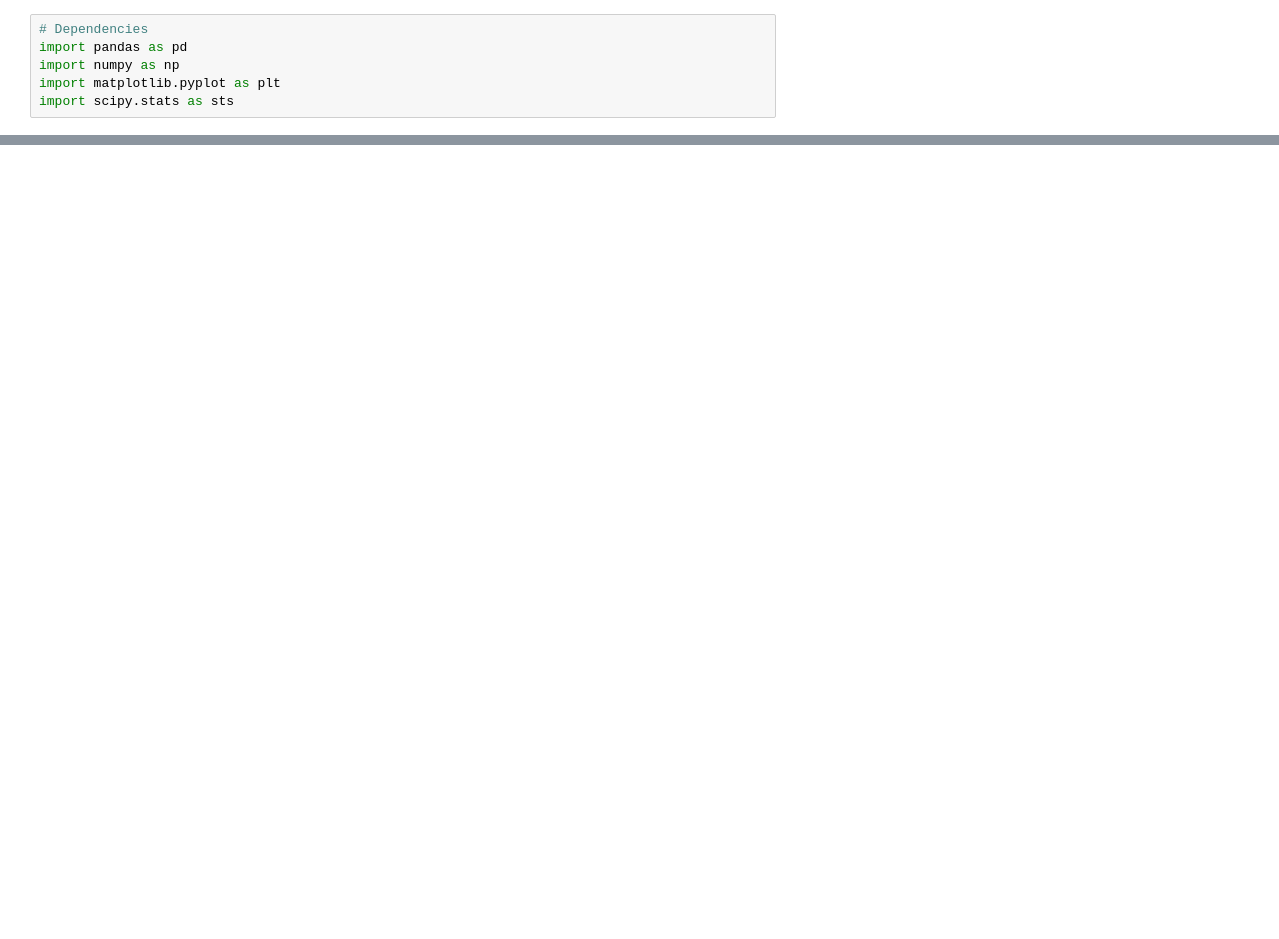
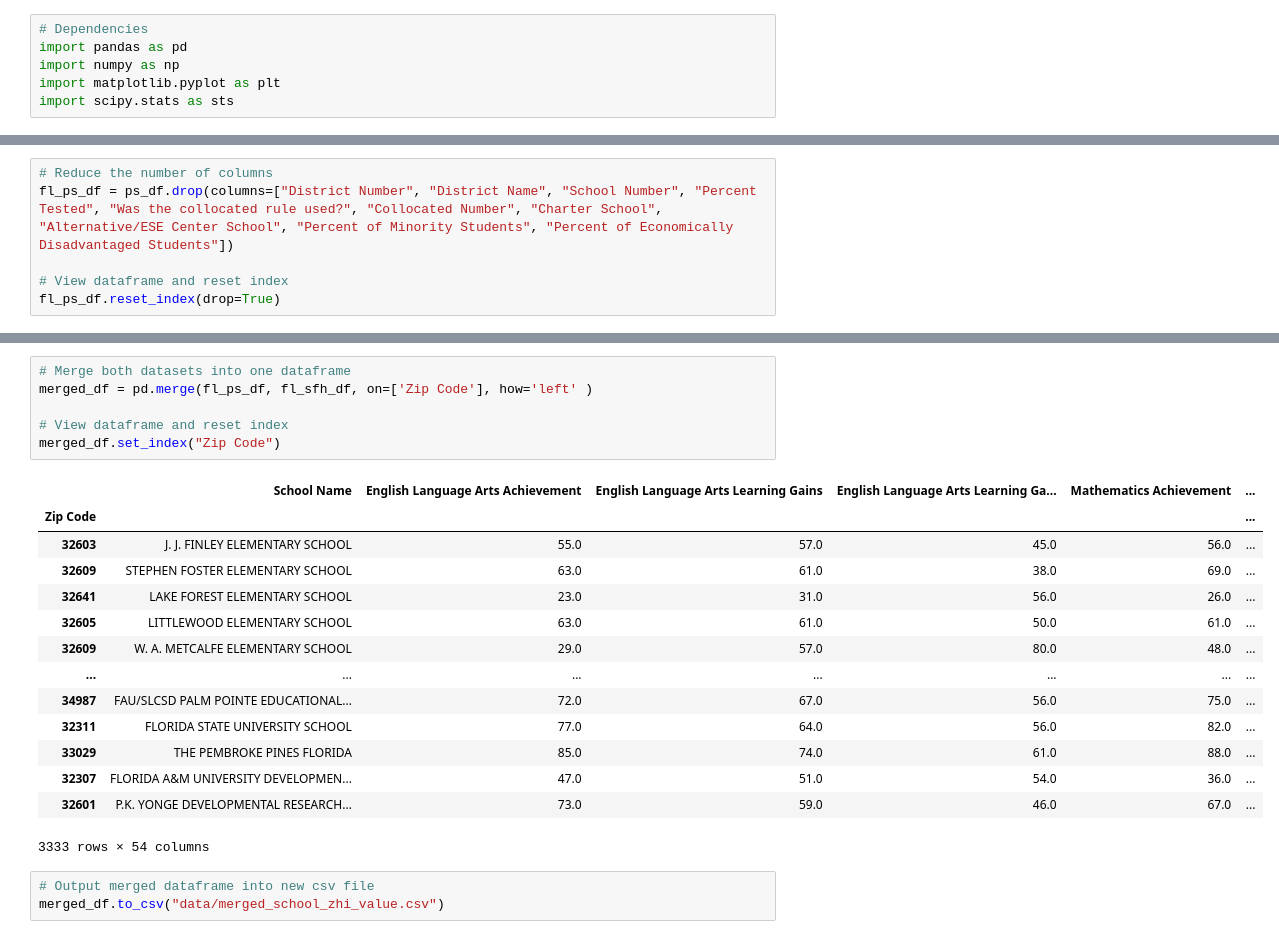
Before and after one commit to nleopard/Florida-Housing-vs-Public-Schools, a Jupyter notebook: Analysis.ipynb, the cells around one changed output, grey strips where cells are left out. Drawn from its saved outputs; the diff is of its cells as text; blank space fills up the shorter version.

```diff
--- a/Analysis.ipynb
+++ b/Analysis.ipynb
@@ -107,0 +62,6 @@ merged_df.to_csv("data/merged_school_zhi_value.csv")
+# %%
+# Reduce the number of columns
+fl_ps_df = ps_df.drop(columns=["District Number", "District Name", "School Number", "Percent Tested", "Was the collocated rule used?", "Collocated Number", "Charter School", "Alternative/ESE Center School", "Percent of Minority Students", "Percent of Economically Disadvantaged Students"])
+
+# View dataframe and reset index
+fl_ps_df.reset_index(drop=True)
@@ -107,0 +82,24 @@ merged_df.to_csv("data/merged_school_zhi_value.csv")
+# %%
+# Merge both datasets into one dataframe
+merged_df = pd.merge(fl_ps_df, fl_sfh_df, on=['Zip Code'], how='left' )
+
+# View dataframe and reset index
+merged_df.set_index("Zip Code")
+# %% [output]
+|  | School Name | English Language Arts Achievement | English Language Arts Learning Gains | English Language Arts Learning Ga... | Mathematics Achievement | ... |
+| Zip Code |  |  |  |  |  | ... |
+| 32603 | J. J. FINLEY ELEMENTARY SCHOOL | 55.0 | 57.0 | 45.0 | 56.0 | ... |
+| 32609 | STEPHEN FOSTER ELEMENTARY SCHOOL | 63.0 | 61.0 | 38.0 | 69.0 | ... |
+| 32641 | LAKE FOREST ELEMENTARY SCHOOL | 23.0 | 31.0 | 56.0 | 26.0 | ... |
+| 32605 | LITTLEWOOD ELEMENTARY SCHOOL | 63.0 | 61.0 | 50.0 | 61.0 | ... |
+| 32609 | W. A. METCALFE ELEMENTARY SCHOOL | 29.0 | 57.0 | 80.0 | 48.0 | ... |
+| ... | ... | ... | ... | ... | ... | ... |
+| 34987 | FAU/SLCSD PALM POINTE EDUCATIONAL... | 72.0 | 67.0 | 56.0 | 75.0 | ... |
+| 32311 | FLORIDA STATE UNIVERSITY SCHOOL | 77.0 | 64.0 | 56.0 | 82.0 | ... |
+| 33029 | THE PEMBROKE PINES FLORIDA | 85.0 | 74.0 | 61.0 | 88.0 | ... |
+| 32307 | FLORIDA A&M UNIVERSITY DEVELOPMEN... | 47.0 | 51.0 | 54.0 | 36.0 | ... |
+| 32601 | P.K. YONGE DEVELOPMENTAL RESEARCH... | 73.0 | 59.0 | 46.0 | 67.0 | ... |
+3333 rows × 54 columns
+# %%
+# Output merged dataframe into new csv file
+merged_df.to_csv("data/merged_school_zhi_value.csv")
```
Also changed, not shown: parts of 9 cells of this notebook.
